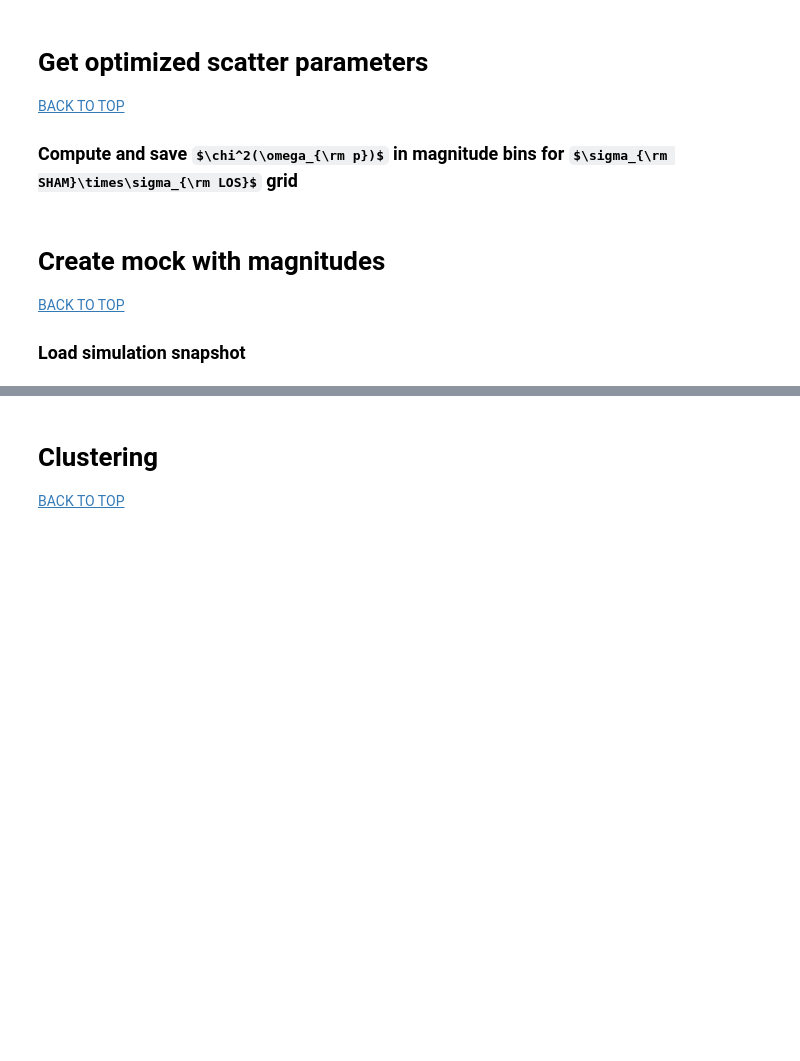
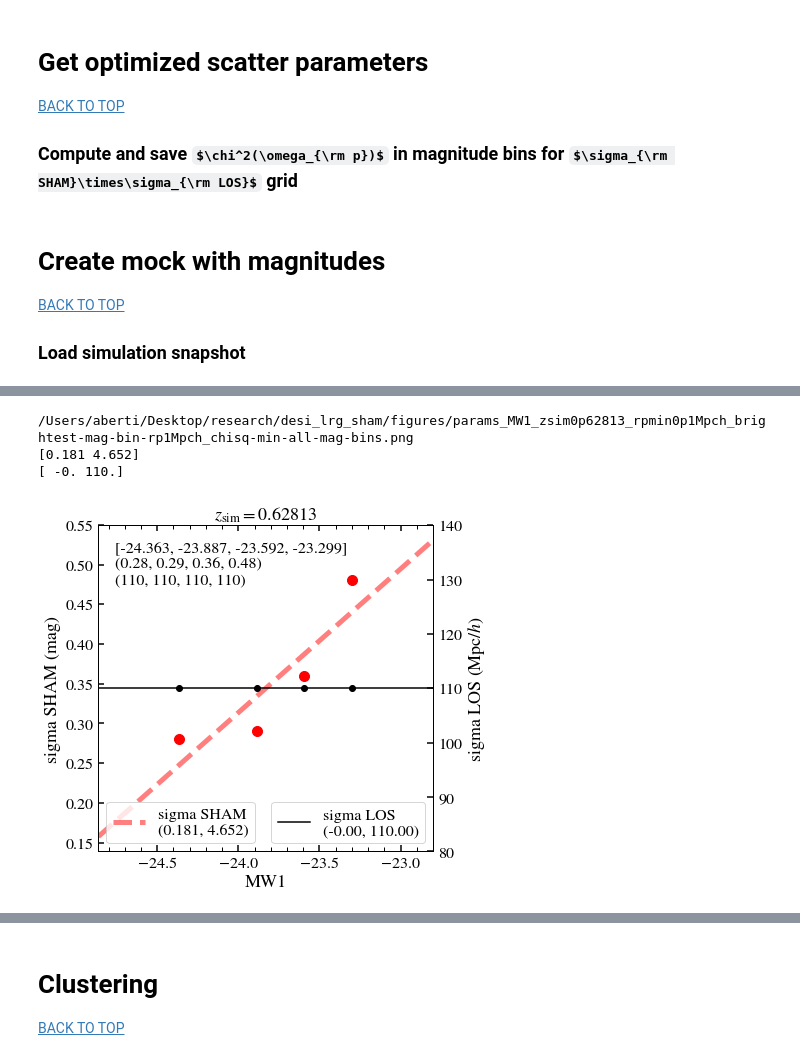
Before and after one commit to angelaberti/desi_lrg_sham, a Jupyter notebook: model_params.ipynb, the cells around one changed output, grey strips where cells are left out. Saved outputs shown, nothing was run; the diff lists cells and outputs as text; code cells hidden in the pictures; some formulas as TeX source; blank space fills up the shorter version.

```diff
--- a/model_params.ipynb
+++ b/model_params.ipynb
@@ -23,13 +23,16 @@ sys.path.append("/Users/aberti/Desktop/research")
 from plotutils import get_corners, fig_labels, get_colors, plot_settings
 plt.rcParams.update(**plot_settings)
 
+plt.rcParams["mathtext.fontset"] = "stix"
+plt.rcParams["font.family"] = "STIXGeneral"
+
 from params import BASEDIR, DATADIR, SIMDIR, H0, Om0
 from params import get_boxsize, get_zsnap_data, get_sham_var_bins, get_abs_mag_lim, get_abs_mag_bins_clust
 
 #-- bins for clustering (data and mocks)
 from params import nbins, rp_min, rp_max, rp_bins, rp_mids, H0, bin_file_comoving #, bin_file
 
-from mock_clust import _compile_chisq, sig_tanh, sig_lin, _get_popt, _model_wp, _plot, _plot_mag_bins
+from mock_clust import sig_lin#, _model_wp, sig_tanh, _plot, _plot_mag_bins, _get_popt, _compile_chisq
 
 import Corrfunc
 from Corrfunc.theory.wp import wp as wp_corrfunc
@@ -326,0 +476,71 @@ Wall time: 7.19 s
+# %%
+x = abs_mag_bin_means
+
+y_vals = {"Mz": {0.4:( (0.31, 0.37, 0.40, 0.37), (105, 115, 115, 120) ),
+
+                 0.5:( (0.43, 0.31, 0.37, 0.44), (90, 100, 110, 125) ),
+
+                 0.6:( (0.34, 0.33, 0.40, 0.47), (105, 120, 115, 125) ),
+                },
+
+          "MW1":{0.4:( (0.25, 0.36, 0.44, 0.46), (105,105,105,110) ),
+
+                 0.5:( (0.31, 0.31, 0.31, 0.39), (105, 105, 105, 105) ),
+
+                 0.6:( (0.28, 0.29, 0.36, 0.48), (110, 110, 110, 110) ),
+                },
+         }
+y_sham, y_los = y_vals[band][zmin]
+
+popt_sham_lin4,_ = curve_fit( sig_lin, x, y_sham )
+#popt_sham_lin4 = np.polyfit( x, y_sham, deg=1 )
+
+m_sham, b_sham = popt_sham_lin4
+
+popt_los_lin4,_ = curve_fit( sig_lin, x, y_los )
+m_los, b_los = popt_los_lin4
+
+mag_array = np.linspace(np.min(x)-0.5,np.max(x)+0.5,100)
+
+
+fig, ax = plt.subplots(1, 1, figsize=(6,6))
+
+ax.scatter(x, y_sham, marker="o", color="red", s=100)
+ax.plot(mag_array, m_sham*mag_array+b_sham, color="red", ls="--", lw=5, alpha=0.5,
+        label="sigma SHAM\n({:.3f}, {:.3f})".format(*popt_sham_lin4))
+
+ax.set_xlim(np.min(mag_array), np.max(mag_array))
+ax.set_xlabel(band)
+ax.legend(loc=3, fontsize=16, frameon=True)
+ax.set_title(r"$z_{\rm sim}=$"+f"${zsim}$")
+
+ax.text(*get_corners(ax)["upper_left"], "{}\n{}\n{}".format(x,y_sham,y_los), ha="left", va="top")
+
+ax_los = ax.twinx()
+
+ax_los.scatter(x, y_los, color="black")
+ax_los.plot(mag_array, m_los*mag_array+b_los, color="black",
+            label="sigma LOS\n({:.2f}, {:.2f})".format(*popt_los_lin4))
+
+ax.set_ylabel("sigma SHAM (mag)")
+ax_los.set_ylabel("sigma LOS (Mpc/$h$)")
+ax_los.set_ylim(80,140)
+ax_los.legend(loc=4, fontsize=16, frameon=True)
+
+rp_use_tag, rp_use_label = get_rp_use_tag(rp_use_range, return_tag=True, return_label=True)
+if brightest_mag_bin_rp1Mpch==True:
+    rp_use_tag += "_brightest-mag-bin-rp1Mpch"
+
+figname = f"{BASEDIR}/figures/params_{band}_zsim{str(zsim).replace('.','p')}_{rp_use_tag}_chisq-min-all-mag-bins.png"
+print(figname)
+# plt.savefig(figname, bbox_inches="tight", pad_inches=0.1, dpi=300)
+
+print(np.round(popt_sham_lin4,3))
+print(np.round(popt_los_lin4,2))
+
+plt.show()
+# %% [output]
+/Users/aberti/Desktop/research/desi_lrg_sham/figures/params_MW1_zsim0p62813_rpmin0p1Mpch_brightest-mag-bin-rp1Mpch_chisq-min-all-mag-bins.png
+[0.181 4.652]
+[ -0. 110.]
+[figure, added]
```
Also changed, not shown: parts of 17 cells of this notebook, 12 other files.
